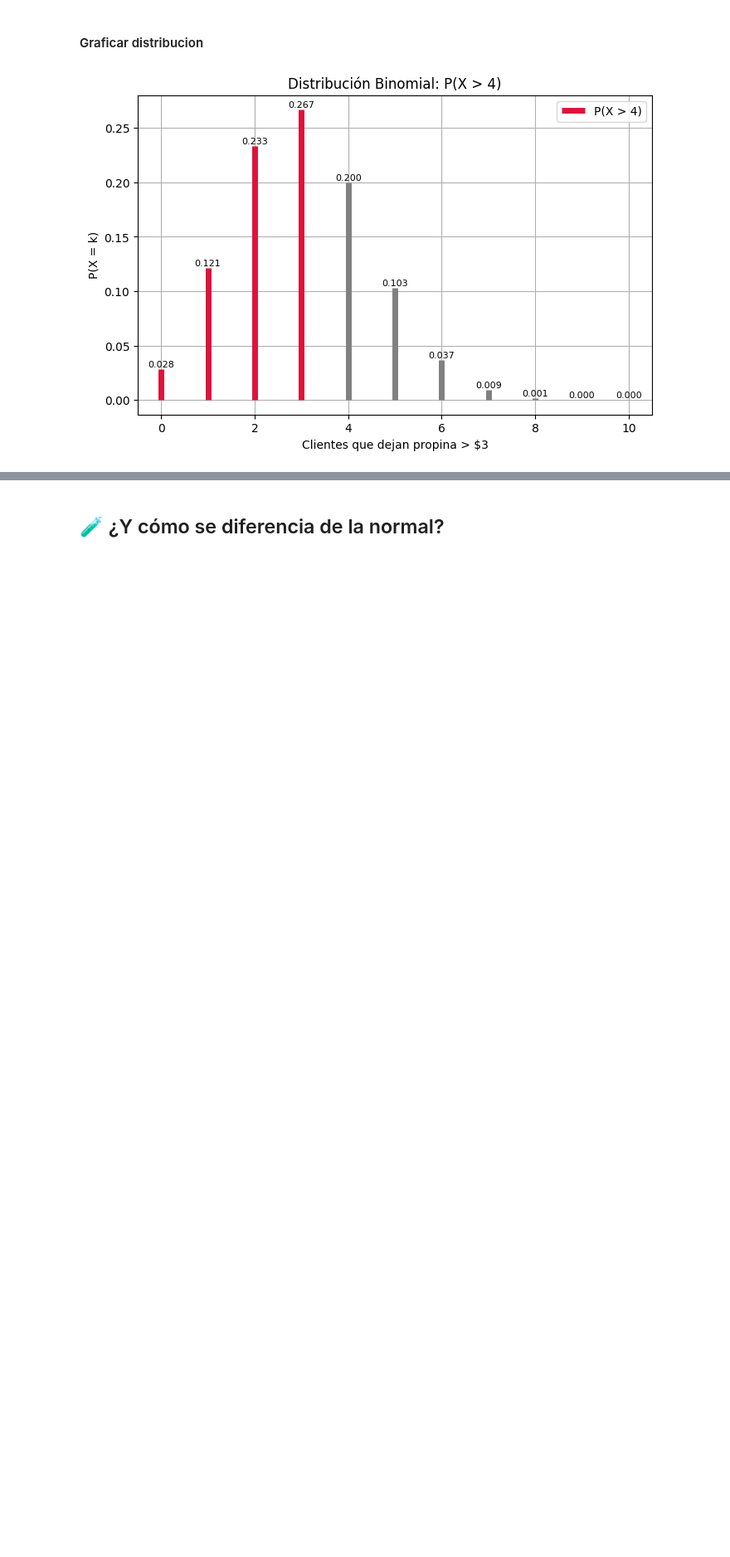
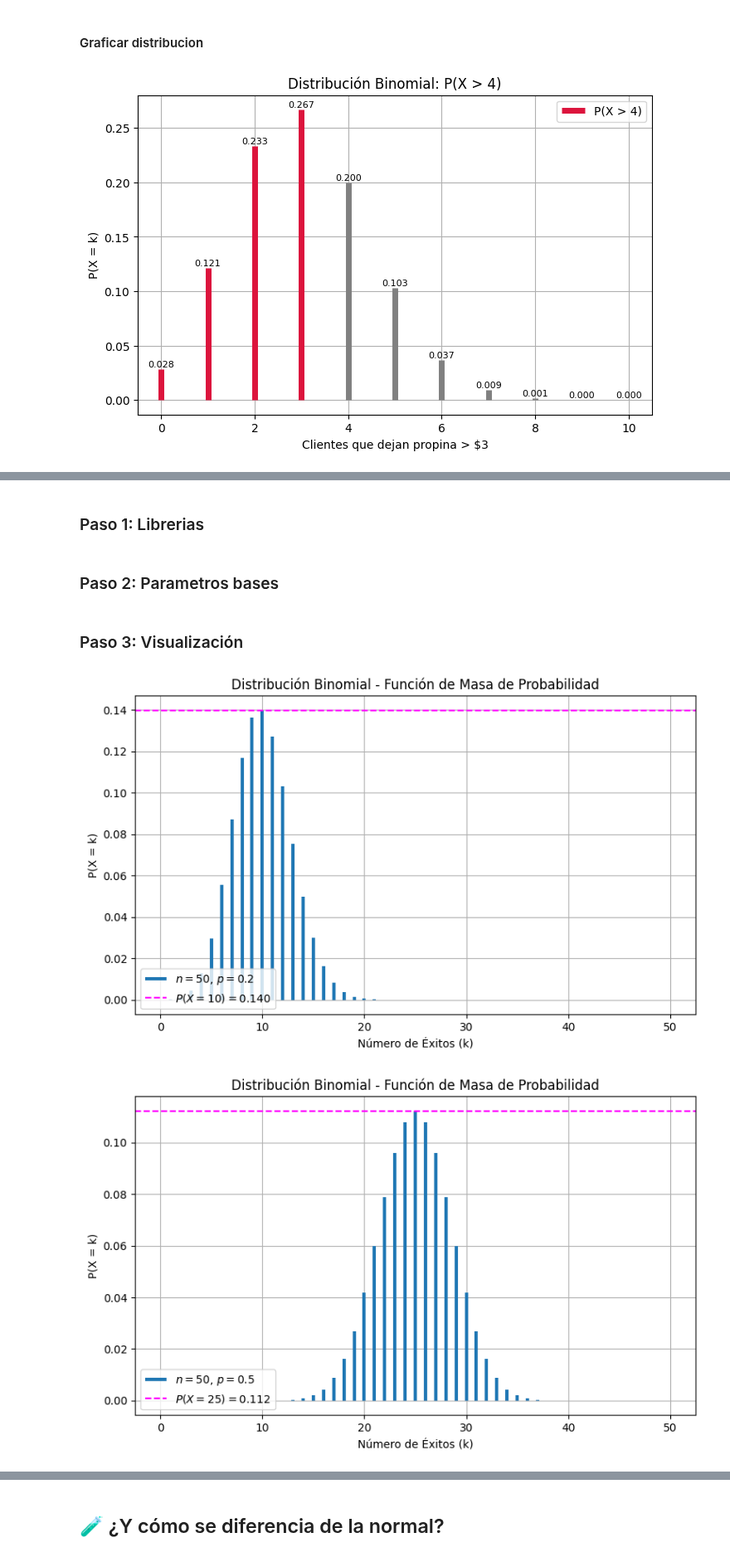
Before and after one commit to diadasiachilensis/data-science, a Jupyter notebook: distribuciones/distribucion-binominal.ipynb, the cells around one changed output, grey strips where cells are left out. Shown at 83% size. Saved outputs shown, nothing was run; the diff lists cells and outputs as text; code cells hidden in the pictures; blank space fills up the shorter version.

```diff
--- a/distribuciones/distribucion-binominal.ipynb
+++ b/distribuciones/distribucion-binominal.ipynb
@@ -221,0 +224,2 @@ plt.show()
+# %% [markdown]
+### Paso 1: Librerias
@@ -221,0 +230,30 @@ plt.show()
+# %% [markdown]
+### Paso 2: Parametros bases
+# %%
+n = 50
+p_values = [0.2, 0.5, 0.8]
+x = np.arange(0, n + 1)
+# %% [markdown]
+### Paso 3: Visualización
+# %%
+for p in p_values:
+    fmp = ss.binom.pmf(x, n, p)
+
+    plt.figure(figsize=(8, 5))
+    plt.vlines(x, 0, fmp, lw=3, label=f'$n={n}$, $p={p}$')
+
+    # Marcamos un valor central
+    valor_central = int(n * p)
+    prob_puntual = ss.binom.pmf(valor_central, n, p)
+    plt.axhline(prob_puntual, color='magenta', linestyle='--', label=f'$P(X={valor_central})={prob_puntual:.3f}$')
+
+    plt.title('Distribución Binomial - Función de Masa de Probabilidad')
+    plt.xlabel('Número de Éxitos (k)')
+    plt.ylabel('P(X = k)')
+    plt.legend()
+    plt.grid(True)
+    plt.tight_layout()
+    plt.show()
+# %% [output]
+[figure, added]
+[figure, added]
```
Also changed, not shown: parts of 4 cells of this notebook.
